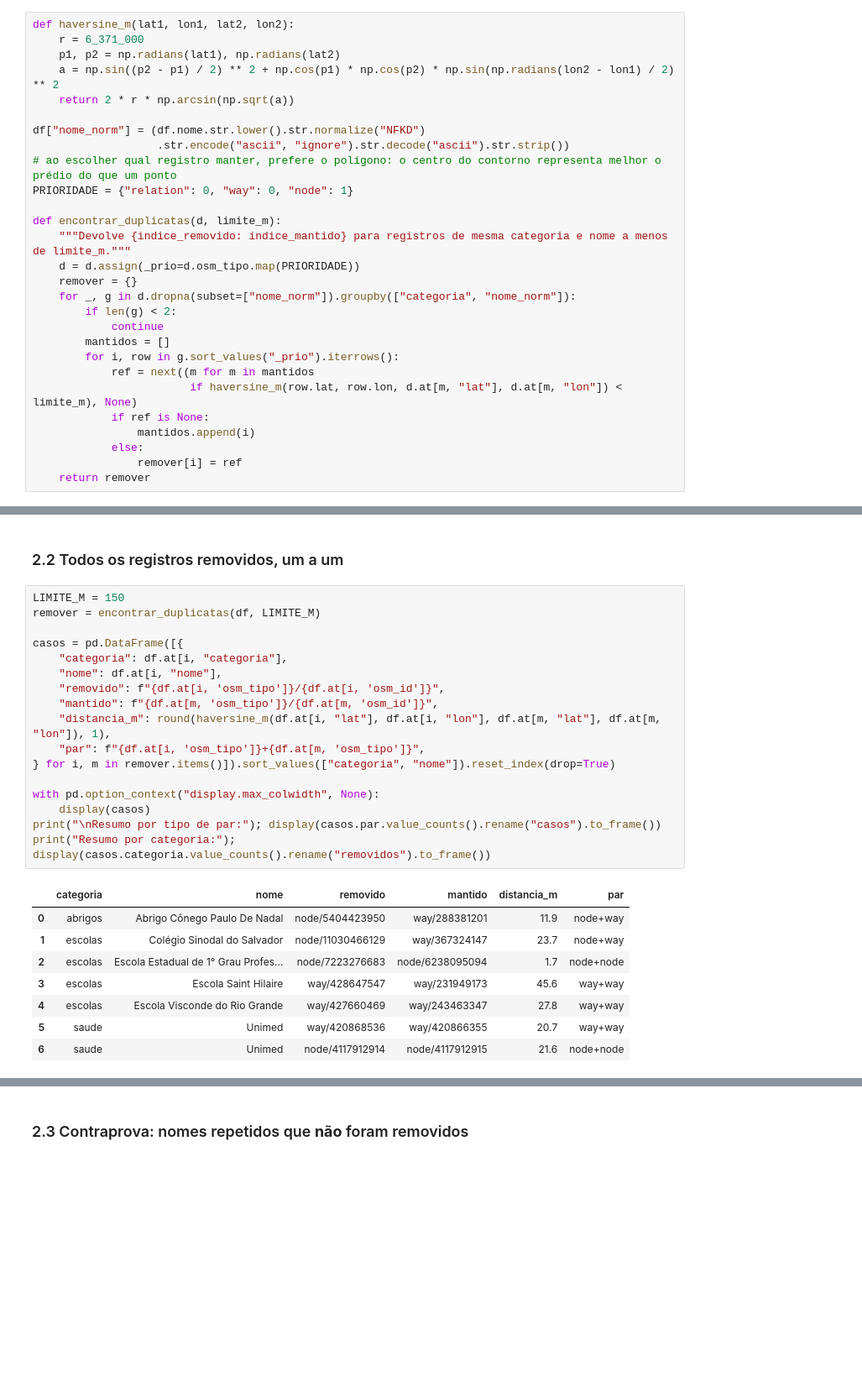
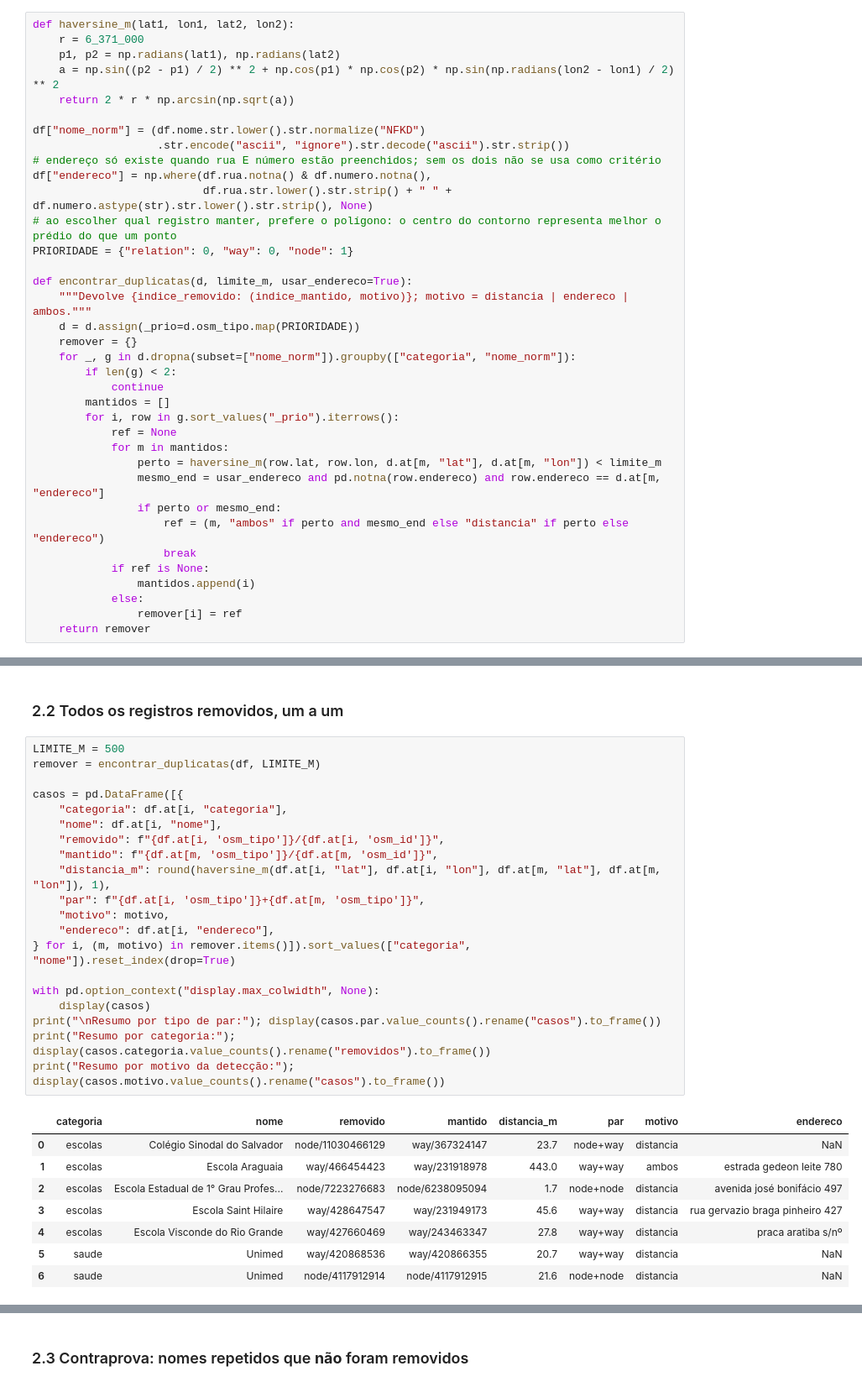
Before and after one commit to luizabmaciel/ProjetoExtensionista-CPA, a Jupyter notebook: notebooks/limpeza_overpass.ipynb, the cells around one changed output, grey strips where cells are left out. Shown at 84% size. Saved outputs shown, nothing was run; the diff lists cells and outputs as text; blank space fills up the shorter version.

```diff
--- a/notebooks/limpeza_overpass.ipynb
+++ b/notebooks/limpeza_overpass.ipynb
@@ -102,11 +109,14 @@ def haversine_m(lat1, lon1, lat2, lon2):
 
 df["nome_norm"] = (df.nome.str.lower().str.normalize("NFKD")
                    .str.encode("ascii", "ignore").str.decode("ascii").str.strip())
+# endereço só existe quando rua E número estão preenchidos; sem os dois não se usa como critério
+df["endereco"] = np.where(df.rua.notna() & df.numero.notna(),
+                          df.rua.str.lower().str.strip() + " " + df.numero.astype(str).str.lower().str.strip(), None)
 # ao escolher qual registro manter, prefere o polígono: o centro do contorno representa melhor o prédio do que um ponto
 PRIORIDADE = {"relation": 0, "way": 0, "node": 1}
 
-def encontrar_duplicatas(d, limite_m):
-    """Devolve {indice_removido: indice_mantido} para registros de mesma categoria e nome a menos de limite_m."""
+def encontrar_duplicatas(d, limite_m, usar_endereco=True):
+    """Devolve {indice_removido: (indice_mantido, motivo)}; motivo = distancia | endereco | ambos."""
     d = d.assign(_prio=d.osm_tipo.map(PRIORIDADE))
     remover = {}
     for _, g in d.dropna(subset=["nome_norm"]).groupby(["categoria", "nome_norm"]):
@@ -114,8 +124,13 @@ def encontrar_duplicatas(d, limite_m):
             continue
         mantidos = []
         for i, row in g.sort_values("_prio").iterrows():
-            ref = next((m for m in mantidos
-                        if haversine_m(row.lat, row.lon, d.at[m, "lat"], d.at[m, "lon"]) < limite_m), None)
+            ref = None
+            for m in mantidos:
+                perto = haversine_m(row.lat, row.lon, d.at[m, "lat"], d.at[m, "lon"]) < limite_m
+                mesmo_end = usar_endereco and pd.notna(row.endereco) and row.endereco == d.at[m, "endereco"]
+                if perto or mesmo_end:
+                    ref = (m, "ambos" if perto and mesmo_end else "distancia" if perto else "endereco")
+                    break
             if ref is None:
                 mantidos.append(i)
             else:
@@ -147,31 +168,34 @@ Só acima de 300 m é que o limite passaria a juntar unidades diferentes do mesm
 # %% [markdown]
 ### 2.2 Todos os registros removidos, um a um
 # %%
-LIMITE_M = 150
+LIMITE_M = 500
 remover = encontrar_duplicatas(df, LIMITE_M)
 
 casos = pd.DataFrame([{
     "categoria": df.at[i, "categoria"],
     "nome": df.at[i, "nome"],
     "removido": f"{df.at[i, 'osm_tipo']}/{df.at[i, 'osm_id']}",
     "mantido": f"{df.at[m, 'osm_tipo']}/{df.at[m, 'osm_id']}",
     "distancia_m": round(haversine_m(df.at[i, "lat"], df.at[i, "lon"], df.at[m, "lat"], df.at[m, "lon"]), 1),
     "par": f"{df.at[i, 'osm_tipo']}+{df.at[m, 'osm_tipo']}",
-} for i, m in remover.items()]).sort_values(["categoria", "nome"]).reset_index(drop=True)
+    "motivo": motivo,
+    "endereco": df.at[i, "endereco"],
+} for i, (m, motivo) in remover.items()]).sort_values(["categoria", "nome"]).reset_index(drop=True)
 
 with pd.option_context("display.max_colwidth", None):
     display(casos)
 print("\nResumo por tipo de par:"); display(casos.par.value_counts().rename("casos").to_frame())
 print("Resumo por categoria:");    display(casos.categoria.value_counts().rename("removidos").to_frame())
+print("Resumo por motivo da detecção:"); display(casos.motivo.value_counts().rename("casos").to_frame())
 # %% [output]
-|  | categoria | nome | removido | mantido | distancia_m | par |
-| 0 | abrigos | Abrigo Cônego Paulo De Nadal | node/5404423950 | way/288381201 | 11.9 | node+way |
-| 1 | escolas | Colégio Sinodal do Salvador | node/11030466129 | way/367324147 | 23.7 | node+way |
-| 2 | escolas | Escola Estadual de 1° Grau Profes... | node/7223276683 | node/6238095094 | 1.7 | node+node |
-| 3 | escolas | Escola Saint Hilaire | way/428647547 | way/231949173 | 45.6 | way+way |
-| 4 | escolas | Escola Visconde do Rio Grande | way/427660469 | way/243463347 | 27.8 | way+way |
-| 5 | saude | Unimed | way/420868536 | way/420866355 | 20.7 | way+way |
-| 6 | saude | Unimed | node/4117912914 | node/4117912915 | 21.6 | node+node |
+|  | categoria | nome | removido | mantido | distancia_m | par | motivo | endereco |
+| 0 | escolas | Colégio Sinodal do Salvador | node/11030466129 | way/367324147 | 23.7 | node+way | distancia | NaN |
+| 1 | escolas | Escola Araguaia | way/466454423 | way/231918978 | 443.0 | way+way | ambos | estrada gedeon leite 780 |
+| 2 | escolas | Escola Estadual de 1° Grau Profes... | node/7223276683 | node/6238095094 | 1.7 | node+node | distancia | avenida josé bonifácio 497 |
+| 3 | escolas | Escola Saint Hilaire | way/428647547 | way/231949173 | 45.6 | way+way | distancia | rua gervazio braga pinheiro 427 |
+| 4 | escolas | Escola Visconde do Rio Grande | way/427660469 | way/243463347 | 27.8 | way+way | distancia | praca aratiba s/nº |
+| 5 | saude | Unimed | way/420868536 | way/420866355 | 20.7 | way+way | distancia | NaN |
+| 6 | saude | Unimed | node/4117912914 | node/4117912915 | 21.6 | node+node | distancia | NaN |
 Resumo por tipo de par:
 |  | casos |
 | par |  |
```
Also changed, not shown: parts of 22 cells of this notebook, 36 other files.
